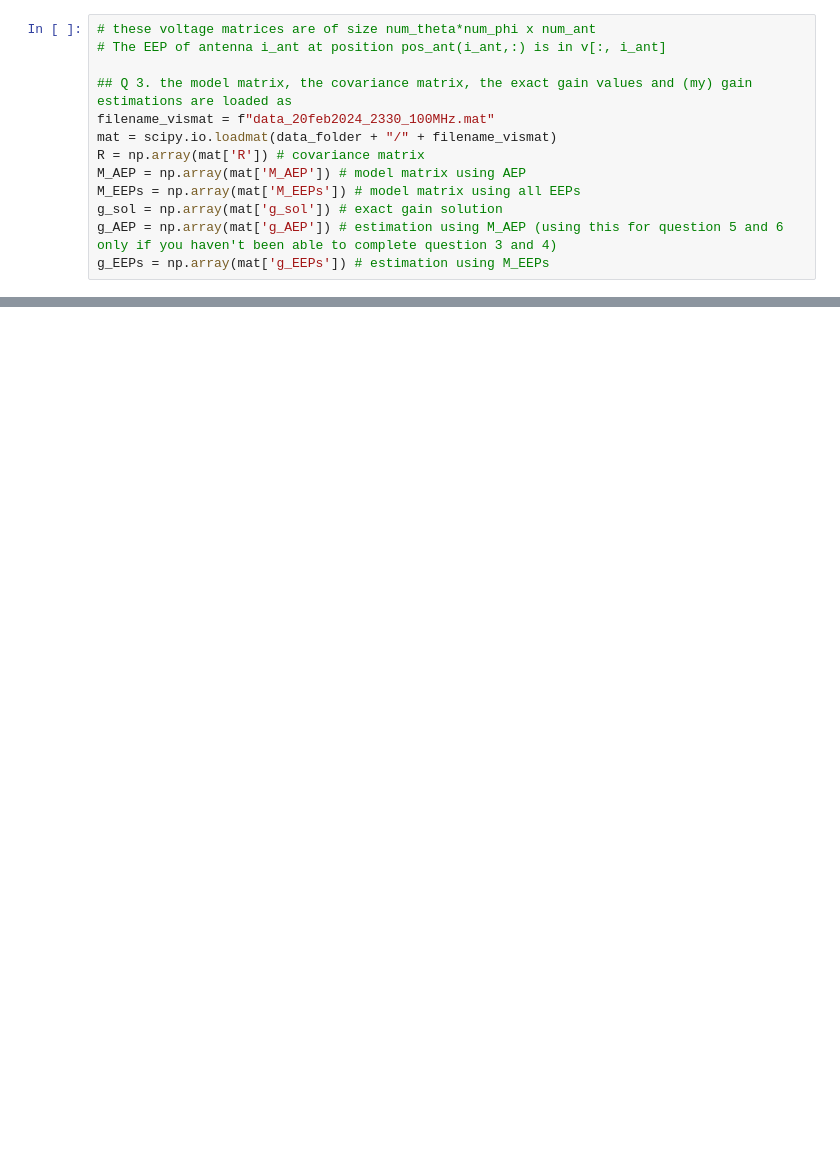
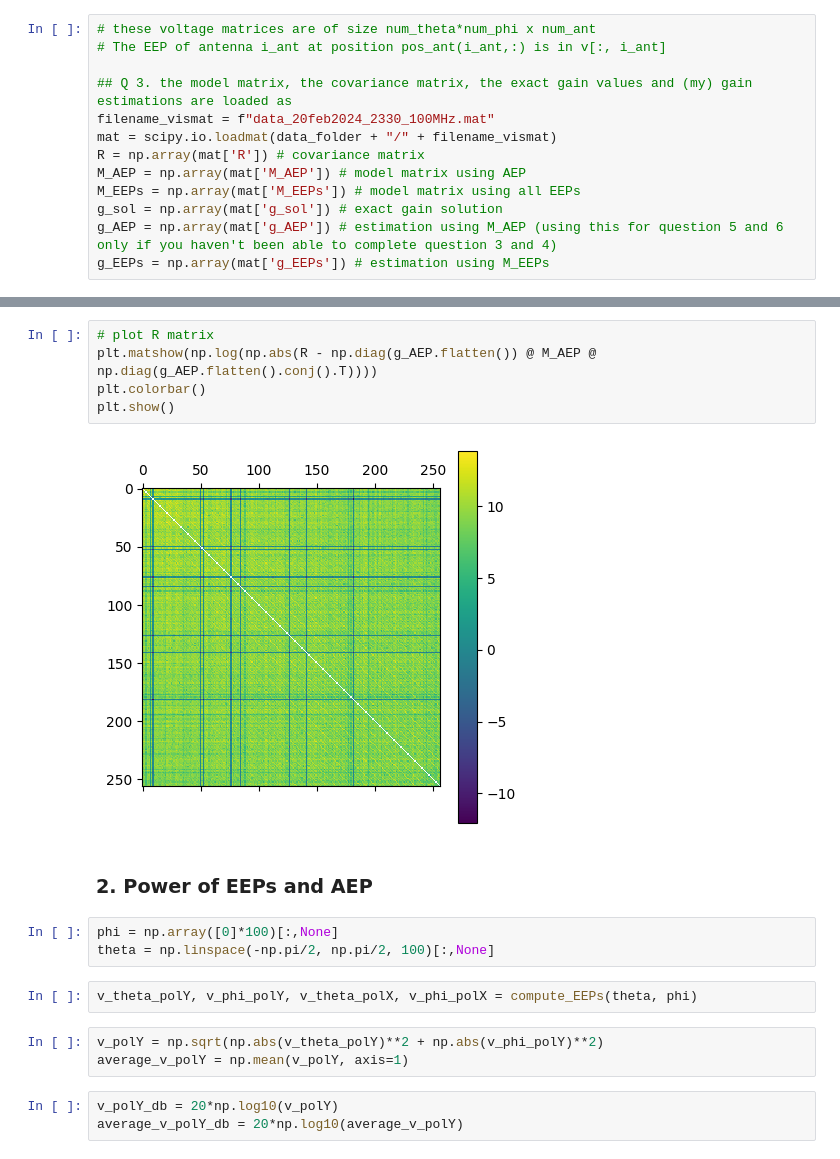
Before and after one commit to ZhongXinyu/SKA-Signal-Detection, a Jupyter notebook: src.ipynb, the cells around one changed output, grey strips where cells are left out. Saved outputs shown, nothing was run; the diff lists cells and outputs as text; blank space fills up the shorter version.

```diff
--- a/src.ipynb
+++ b/src.ipynb
@@ -346,0 +83,20 @@ Frobenius norm of the difference between g and g_cache divided by the Frobenius
+# %%
+# plot R matrix
+plt.matshow(np.log(np.abs(R - np.diag(g_AEP.flatten()) @ M_AEP @ np.diag(g_AEP.flatten().conj().T))))
+plt.colorbar()
+plt.show()
+# %% [output]
+[figure, added]
+# %% [markdown]
+### 2. Power of EEPs and AEP
+# %%
+phi = np.array([0]*100)[:,None]
+theta = np.linspace(-np.pi/2, np.pi/2, 100)[:,None]
+# %%
+v_theta_polY, v_phi_polY, v_theta_polX, v_phi_polX = compute_EEPs(theta, phi)
+# %%
+v_polY = np.sqrt(np.abs(v_theta_polY)**2 + np.abs(v_phi_polY)**2)
+average_v_polY = np.mean(v_polY, axis=1)
+# %%
+v_polY_db = 20*np.log10(v_polY)
+average_v_polY_db = 20*np.log10(average_v_polY)
```
Also changed, not shown: parts of 61 cells of this notebook.
